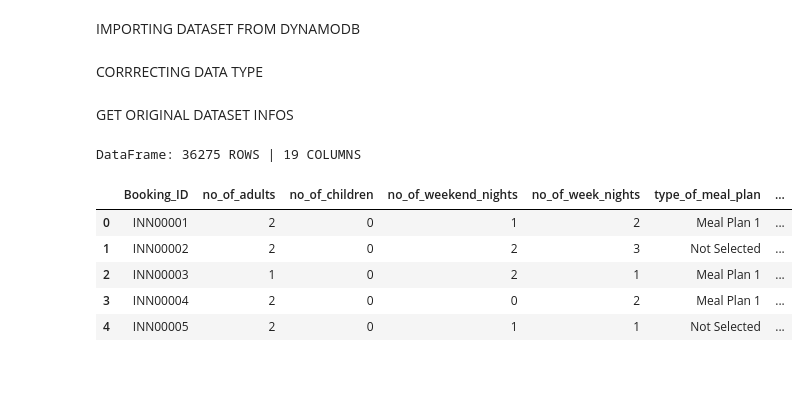
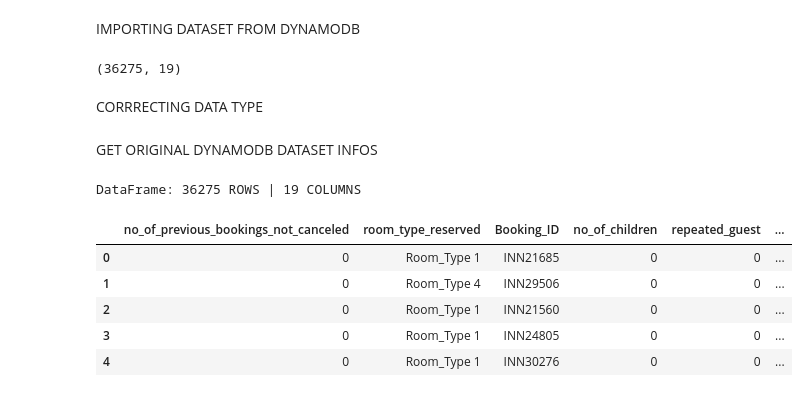
Before and after one commit to GiovaneIwamoto/hotel-reservation-prediction, a Jupyter notebook: src/main.ipynb, the cells around one changed output. Drawn from its saved outputs; the diff is of its cells as text; code cells hidden in the pictures.

```diff
--- a/src/main.ipynb
+++ b/src/main.ipynb
@@ -87,3 +84,9 @@ df.shape
+# %%
+# Data Frame imported from DynamoDB
+df_imported_from_dynamodb = pd.DataFrame(all_items)
+df_imported_from_dynamodb.shape
+# %% [output]
+(36275, 19)
 # %% [markdown]
 CORRRECTING DATA TYPE
 # %%
@@ -92,30 +95,27 @@ CORRRECTING DATA TYPE
 string_to_int = ["no_of_previous_bookings_not_canceled", "no_of_children", "repeated_guest", "no_of_special_requests", "no_of_adults", "arrival_year", "no_of_week_nights", "required_car_parking_space", "arrival_date", "no_of_weekend_nights", "arrival_month", "lead_time", "no_of_previous_cancellations"]
 
 for column in string_to_int:
-    df[column] = df[column].astype(int)
+    df_imported_from_dynamodb[column] = df_imported_from_dynamodb[column].astype(int)
 
-df["avg_price_per_room"] = df["avg_price_per_room"].astype(float)
+df_imported_from_dynamodb["avg_price_per_room"] = df_imported_from_dynamodb["avg_price_per_room"].astype(float)
 
-print(df.dtypes)
+print(df_imported_from_dynamodb.dtypes)
 # %% [markdown]
-GET ORIGINAL DATASET INFOS
+GET ORIGINAL DYNAMODB DATASET INFOS
 # %%
-# Original Dataset
-original_dataset = pd.read_csv('../data/hotel_original.csv')
-
 # Shows Dataset shape
-rows, columns = original_dataset.shape
+rows, columns = df_imported_from_dynamodb.shape
 print(f"DataFrame: {rows} ROWS | {columns} COLUMNS")
 
 # Shows data examples
-original_dataset.head()
+df_imported_from_dynamodb.head()
 # %% [output]
 DataFrame: 36275 ROWS | 19 COLUMNS
-|  | Booking_ID | no_of_adults | no_of_children | no_of_weekend_nights | no_of_week_nights | type_of_meal_plan | ... |
-| 0 | INN00001 | 2 | 0 | 1 | 2 | Meal Plan 1 | ... |
-| 1 | INN00002 | 2 | 0 | 2 | 3 | Not Selected | ... |
-| 2 | INN00003 | 1 | 0 | 2 | 1 | Meal Plan 1 | ... |
-| 3 | INN00004 | 2 | 0 | 0 | 2 | Meal Plan 1 | ... |
-| 4 | INN00005 | 2 | 0 | 1 | 1 | Not Selected | ... |
+|  | no_of_previous_bookings_not_canceled | room_type_reserved | Booking_ID | no_of_children | repeated_guest | ... |
+| 0 | 0 | Room_Type 1 | INN21685 | 0 | 0 | ... |
+| 1 | 0 | Room_Type 4 | INN29506 | 0 | 0 | ... |
+| 2 | 0 | Room_Type 1 | INN21560 | 0 | 0 | ... |
+| 3 | 0 | Room_Type 1 | INN24805 | 0 | 0 | ... |
+| 4 | 0 | Room_Type 1 | INN30276 | 0 | 0 | ... |
 # %%
 # Shows data type
```
Also changed, not shown: parts of 18 cells of this notebook.
